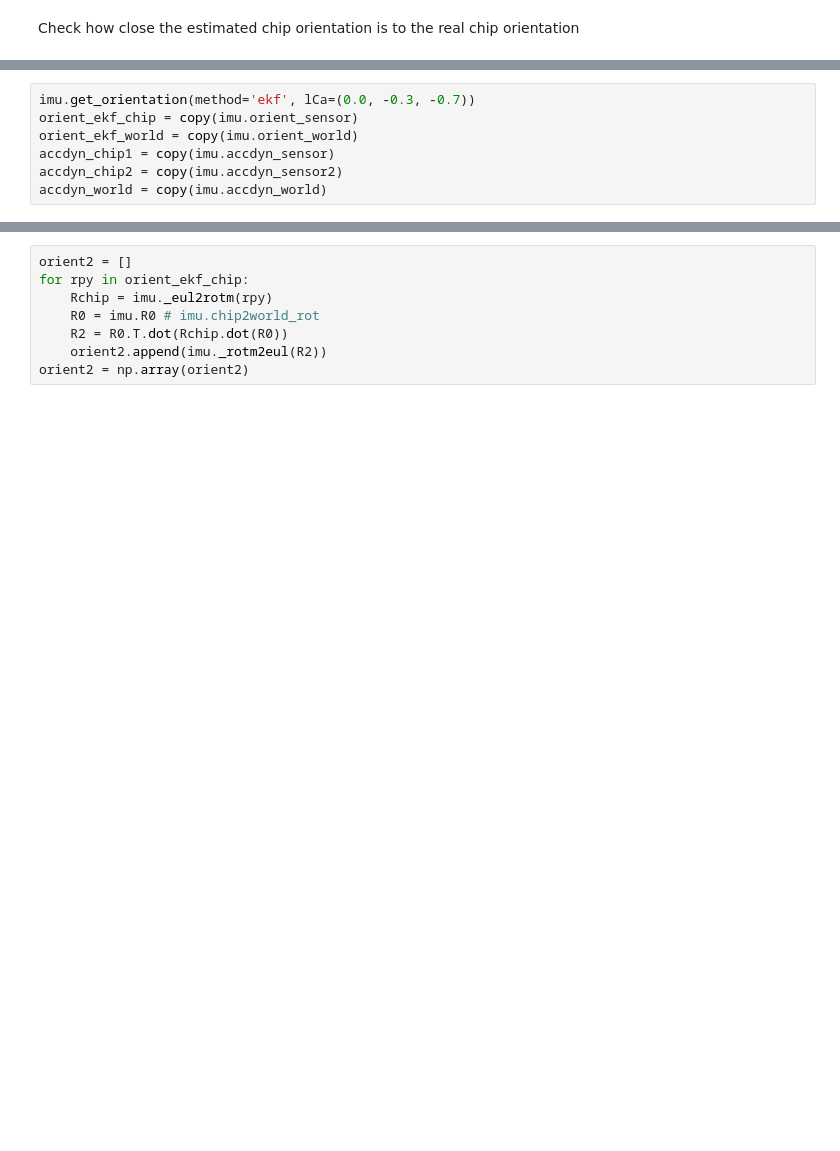
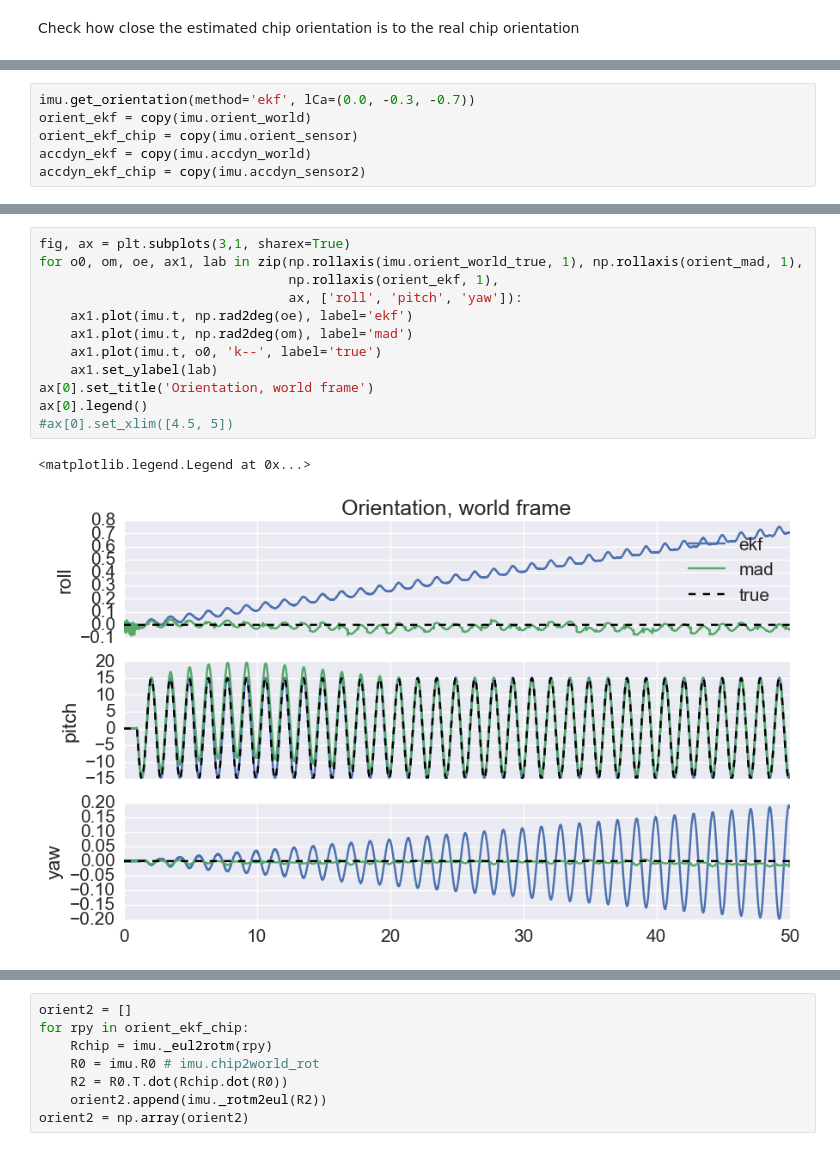
Before and after one commit to DaveBuckingham/fish, a Jupyter notebook: algorithms/test_imu_algorithms.ipynb, the cells around one changed output, grey strips where cells are left out. Cells and saved outputs as stored; diff of their text form; blank space fills up the shorter version.

```diff
--- a/algorithms/test_imu_algorithms.ipynb
+++ b/algorithms/test_imu_algorithms.ipynb
@@ -116,0 +121,6 @@ Norm of difference: 0.00394095565463
+# %%
+imu.get_orientation(method='ekf', lCa=(0.0, -0.3, -0.7))
+orient_ekf = copy(imu.orient_world)
+orient_ekf_chip = copy(imu.orient_sensor)
+accdyn_ekf = copy(imu.accdyn_world)
+accdyn_ekf_chip = copy(imu.accdyn_sensor2)
@@ -127,9 +173,17 @@ plt.show()
-# %%
-imu.get_orientation(method='ekf', lCa=(0.0, -0.3, -0.7))
-orient_ekf_chip = copy(imu.orient_sensor)
-orient_ekf_world = copy(imu.orient_world)
-accdyn_chip1 = copy(imu.accdyn_sensor)
-accdyn_chip2 = copy(imu.accdyn_sensor2)
-accdyn_world = copy(imu.accdyn_world)
+# %%
+fig, ax = plt.subplots(3,1, sharex=True)
+for o0, om, oe, ax1, lab in zip(np.rollaxis(imu.orient_world_true, 1), np.rollaxis(orient_mad, 1),
+                                np.rollaxis(orient_ekf, 1),
+                                ax, ['roll', 'pitch', 'yaw']):
+    ax1.plot(imu.t, np.rad2deg(oe), label='ekf')
+    ax1.plot(imu.t, np.rad2deg(om), label='mad')
+    ax1.plot(imu.t, o0, 'k--', label='true')
+    ax1.set_ylabel(lab)
+ax[0].set_title('Orientation, world frame')
+ax[0].legend()
+#ax[0].set_xlim([4.5, 5])
+# %% [output]
+<matplotlib.legend.Legend at 0x...>
+[figure, added]
 # %%
 fig, ax = plt.subplots(3,1, sharex=True)
```
Also changed, not shown: parts of 17 cells of this notebook, 3 other files.
